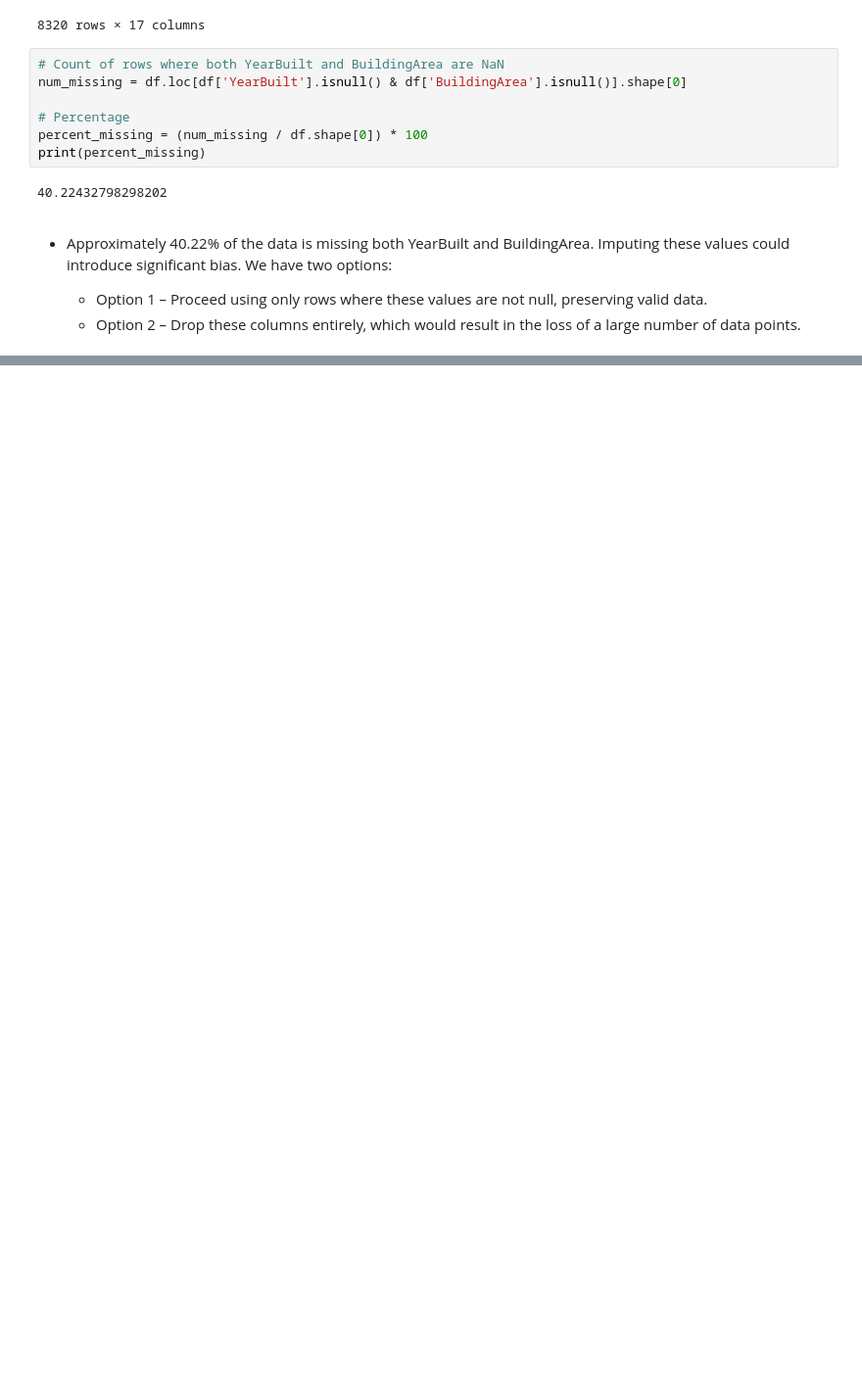
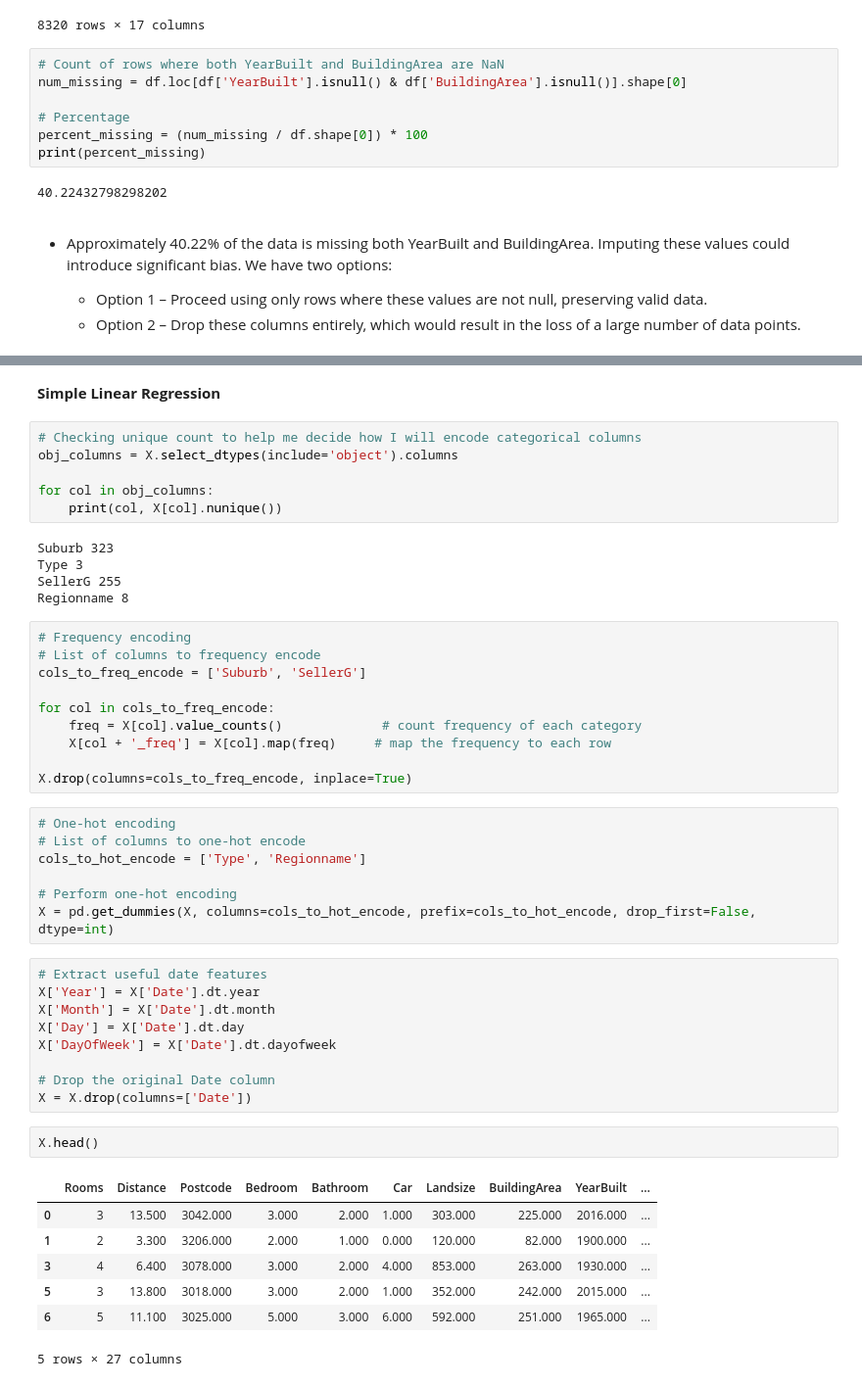
Before and after one commit to Nnaemeka-ch/Melbourne_Housing_Analysis, a Jupyter notebook: Melbourne_housing.ipynb, the cells around one changed output, grey strips where cells are left out. Shown: that part at 98% size. Cells and saved outputs as stored; diff of their text form; blank space fills up the shorter version.

Commit message:
Start of Model building

```diff
--- a/Melbourne_housing.ipynb
+++ b/Melbourne_housing.ipynb
@@ -744,0 +809,49 @@ memory usage: 2.4+ MB
+# %% [markdown]
+**Simple Linear Regression**
+# %%
+# Checking unique count to help me decide how I will encode categorical columns
+obj_columns = X.select_dtypes(include='object').columns
+
+for col in obj_columns:
+    print(col, X[col].nunique())
+# %% [output]
+Suburb 323
+Type 3
+SellerG 255
+Regionname 8
+# %%
+# Frequency encoding
+# List of columns to frequency encode
+cols_to_freq_encode = ['Suburb', 'SellerG']
+
+for col in cols_to_freq_encode:
+    freq = X[col].value_counts()             # count frequency of each category
+    X[col + '_freq'] = X[col].map(freq)     # map the frequency to each row
+
+X.drop(columns=cols_to_freq_encode, inplace=True)
+# %%
+# One-hot encoding
+# List of columns to one-hot encode
+cols_to_hot_encode = ['Type', 'Regionname']
+
+# Perform one-hot encoding
+X = pd.get_dummies(X, columns=cols_to_hot_encode, prefix=cols_to_hot_encode, drop_first=False, dtype=int)
+# %%
+# Extract useful date features
+X['Year'] = X['Date'].dt.year
+X['Month'] = X['Date'].dt.month
+X['Day'] = X['Date'].dt.day
+X['DayOfWeek'] = X['Date'].dt.dayofweek
+
+# Drop the original Date column
+X = X.drop(columns=['Date'])
+# %%
+X.head()
+# %% [output]
+|  | Rooms | Distance | Postcode | Bedroom | Bathroom | Car | Landsize | BuildingArea | YearBuilt | ... |
+| 0 | 3 | 13.500 | 3042.000 | 3.000 | 2.000 | 1.000 | 303.000 | 225.000 | 2016.000 | ... |
+| 1 | 2 | 3.300 | 3206.000 | 2.000 | 1.000 | 0.000 | 120.000 | 82.000 | 1900.000 | ... |
+| 3 | 4 | 6.400 | 3078.000 | 3.000 | 2.000 | 4.000 | 853.000 | 263.000 | 1930.000 | ... |
+| 5 | 3 | 13.800 | 3018.000 | 3.000 | 2.000 | 1.000 | 352.000 | 242.000 | 2015.000 | ... |
+| 6 | 5 | 11.100 | 3025.000 | 5.000 | 3.000 | 6.000 | 592.000 | 251.000 | 1965.000 | ... |
+5 rows × 27 columns
```
Also changed, not shown: parts of 12 cells of this notebook.
